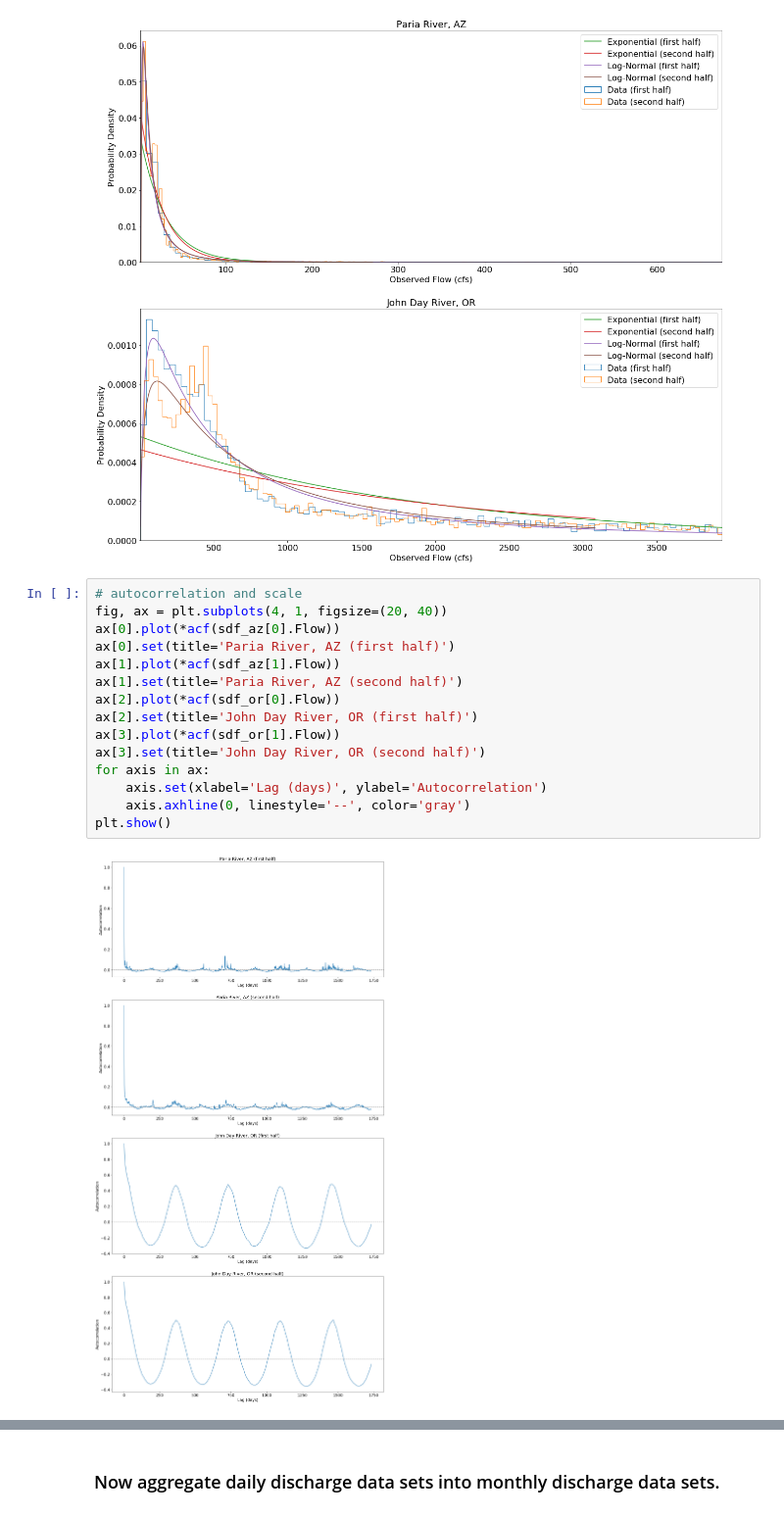
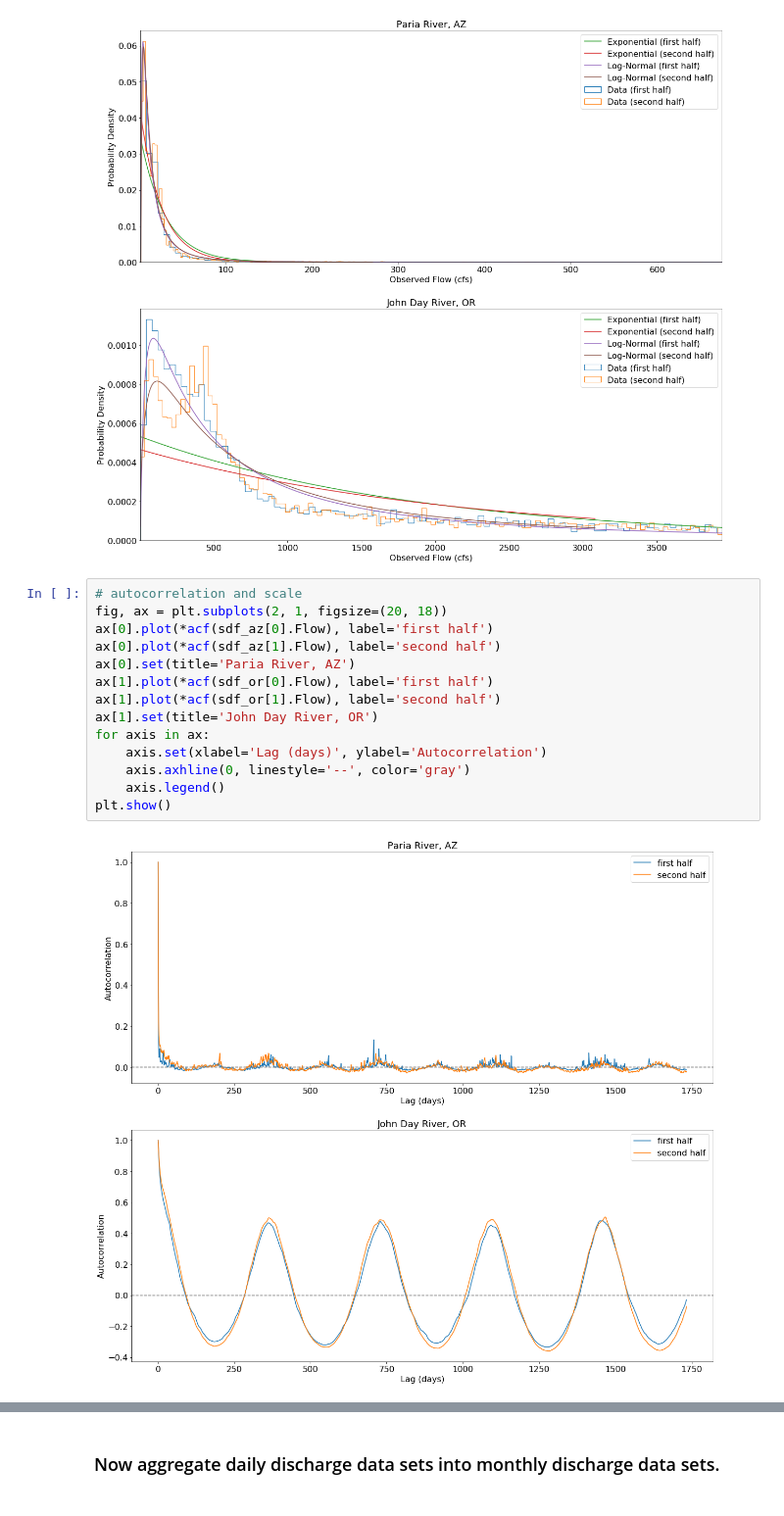
Before and after one commit to klarrieu/HYD142, a Jupyter notebook: Project.ipynb, the cells around one changed output, grey strips where cells are left out. Shown at 98% size. Drawn from its saved outputs; the diff is of its cells as text.

```diff
--- a/Project.ipynb
+++ b/Project.ipynb
@@ -208,18 +208,17 @@ plt.show()
 [figure]
 # %%
 # autocorrelation and scale
-fig, ax = plt.subplots(4, 1, figsize=(20, 40))
-ax[0].plot(*acf(sdf_az[0].Flow))
-ax[0].set(title='Paria River, AZ (first half)')
-ax[1].plot(*acf(sdf_az[1].Flow))
-ax[1].set(title='Paria River, AZ (second half)')
-ax[2].plot(*acf(sdf_or[0].Flow))
-ax[2].set(title='John Day River, OR (first half)')
-ax[3].plot(*acf(sdf_or[1].Flow))
-ax[3].set(title='John Day River, OR (second half)')
+fig, ax = plt.subplots(2, 1, figsize=(20, 18))
+ax[0].plot(*acf(sdf_az[0].Flow), label='first half')
+ax[0].plot(*acf(sdf_az[1].Flow), label='second half')
+ax[0].set(title='Paria River, AZ')
+ax[1].plot(*acf(sdf_or[0].Flow), label='first half')
+ax[1].plot(*acf(sdf_or[1].Flow), label='second half')
+ax[1].set(title='John Day River, OR')
 for axis in ax:
     axis.set(xlabel='Lag (days)', ylabel='Autocorrelation')
     axis.axhline(0, linestyle='--', color='gray')
+    axis.legend()
 plt.show()
 # %% [output]
-[figure, old version]
+[figure, new version]
```
Also changed, not shown: parts of 8 cells of this notebook.
